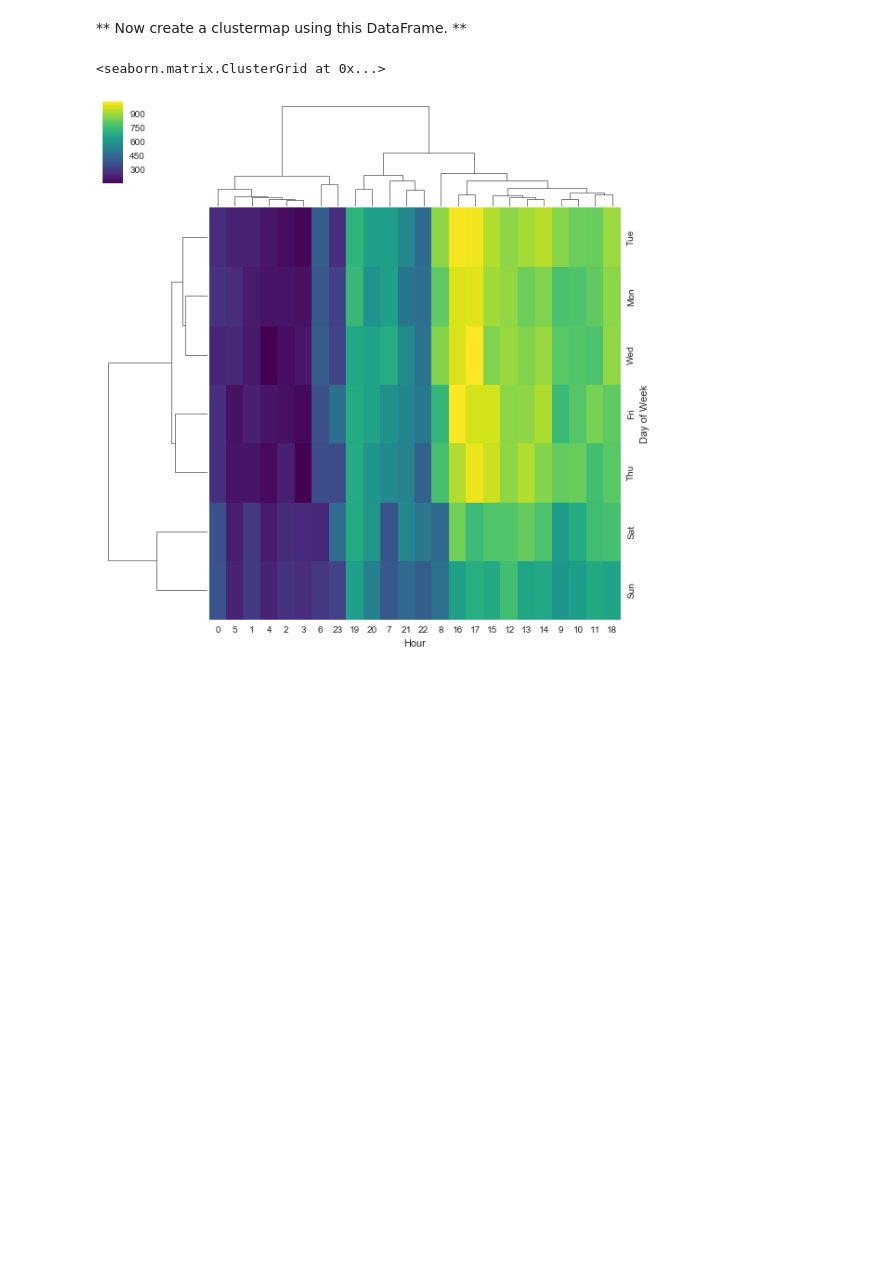
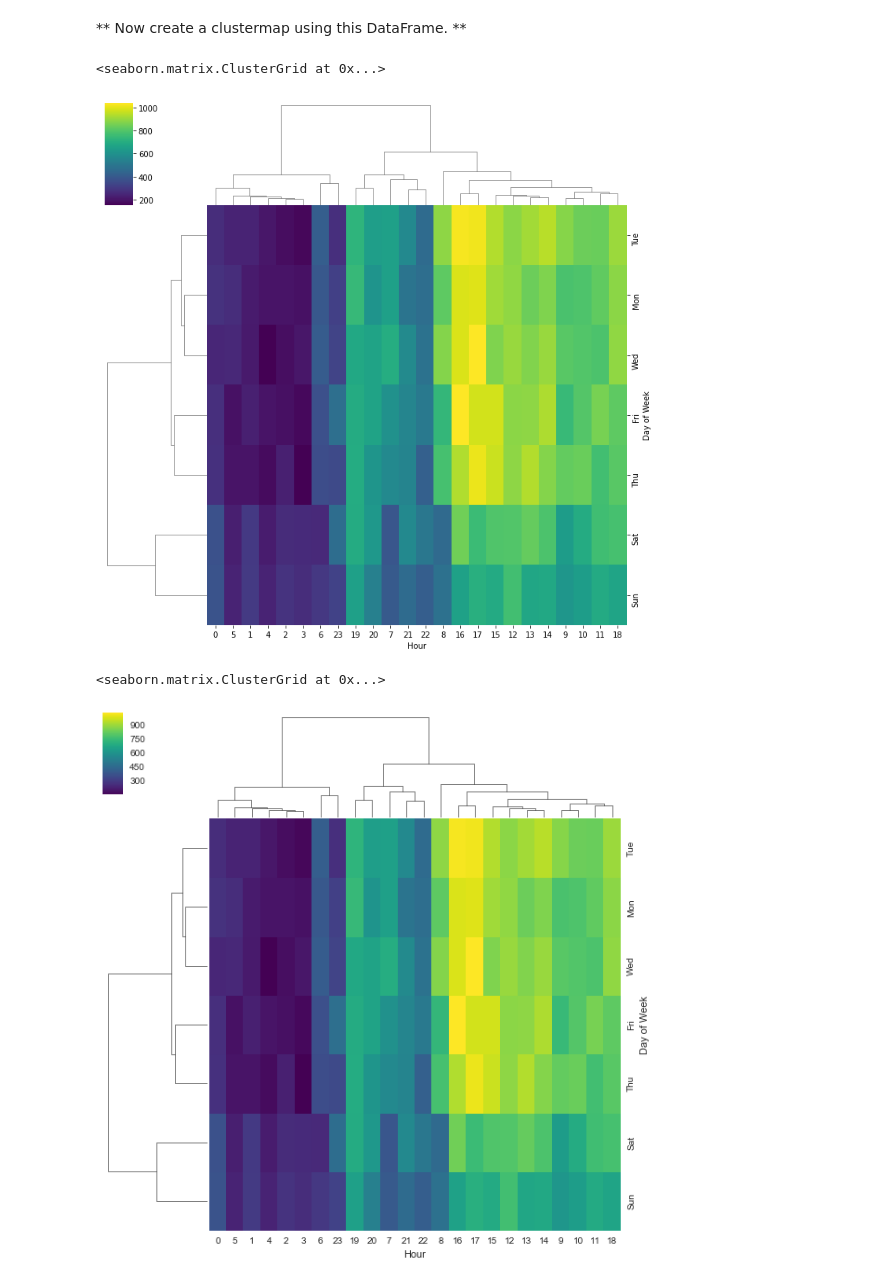
Before and after one commit to crussell24/Python-For-Data-Science, a Jupyter notebook: 911 Capstone/01-911 Calls Data Capstone Project.ipynb, the cells around one changed output. Cells and saved outputs as stored; diff of their text form; code cells hidden in the pictures; blank space fills up the shorter version.

```diff
--- a/911 Capstone/01-911 Calls Data Capstone Project.ipynb
+++ b/911 Capstone/01-911 Calls Data Capstone Project.ipynb
@@ -412,5 +405,10 @@ ____
 # %% [markdown]
 ** Now create a clustermap using this DataFrame. **
+# %%
+sns.clustermap(data=dayHour,cmap='viridis')
+# %% [output]
+<seaborn.matrix.ClusterGrid at 0x...>
+[figure, added]
 # %%
 # %% [output]
 <seaborn.matrix.ClusterGrid at 0x...>
```
Also changed, not shown: parts of 12 cells of this notebook.
